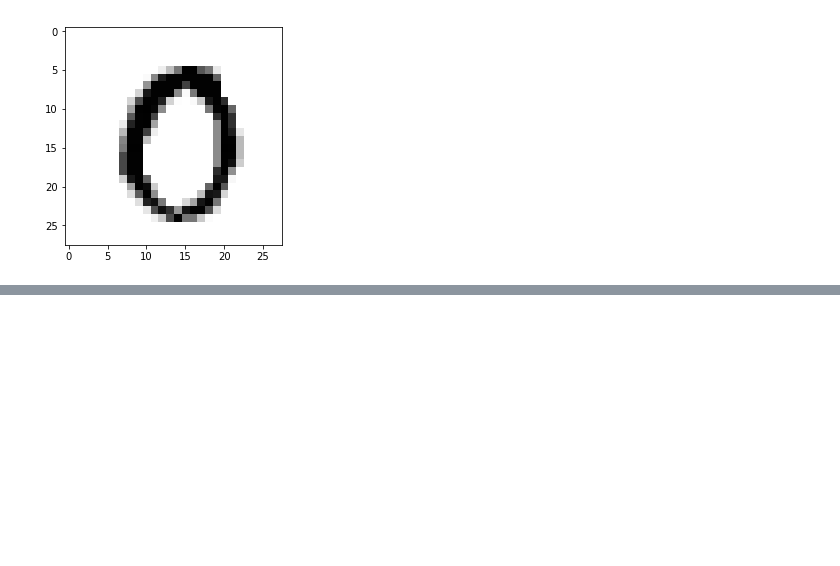
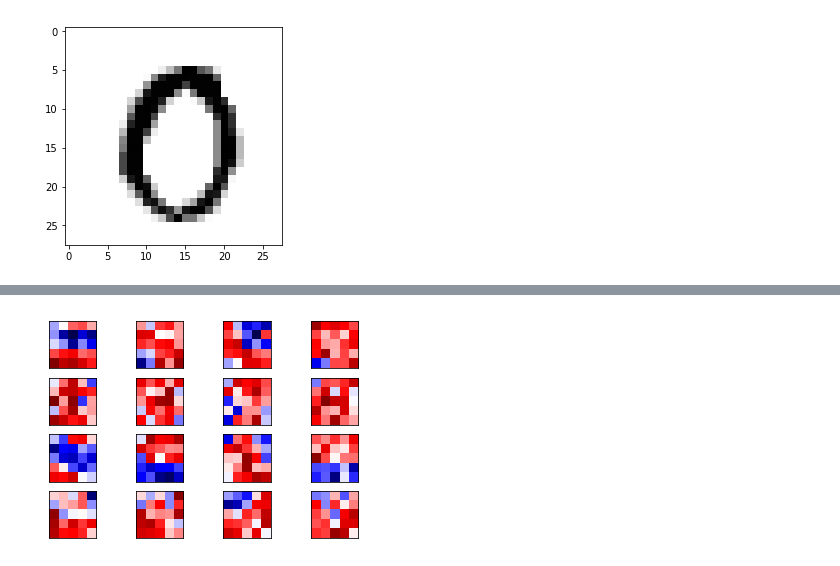
Before and after one commit to happyjin/tensorflow_tutorial, a Jupyter notebook: Hvass_tutorial/02_Convolutional_Neural_Network.ipynb, the cells around one changed output, grey strips where cells are left out. Drawn from its saved outputs; the diff is of its cells as text; code cells hidden in the pictures; blank space fills up the shorter version.

Commit message:
visualization

```diff
--- a/Hvass_tutorial/02_Convolutional_Neural_Network.ipynb
+++ b/Hvass_tutorial/02_Convolutional_Neural_Network.ipynb
@@ -670,0 +676,4 @@ f
+# %%
+plot_conv_weights(weights=weights_conv1)
+# %% [output]
+[figure, added]
```
Also changed, not shown: parts of 29 cells of this notebook.
